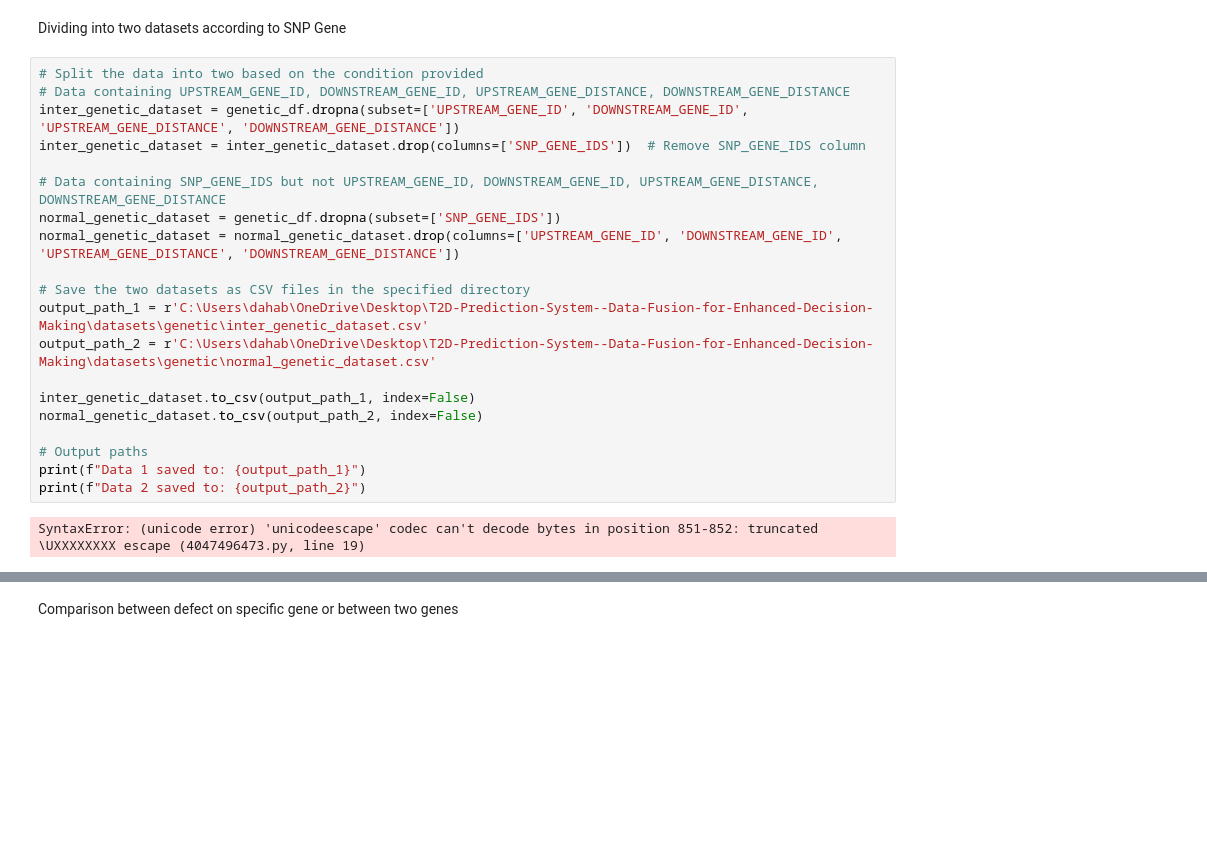
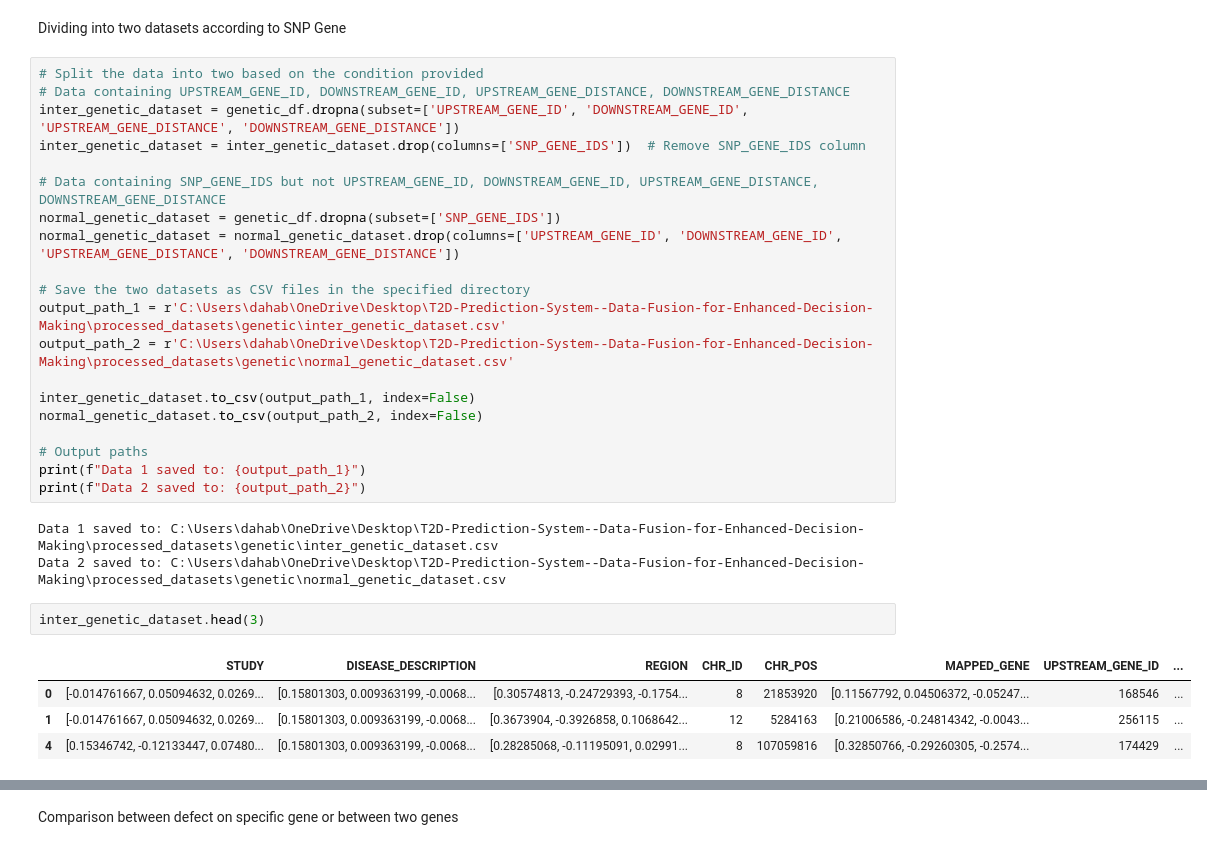
Before and after one commit to AbdullahDahabre/T2D-Prediction-System--Data-Fusion-for-Enhanced-Decision-Making, a Jupyter notebook: genetic.ipynb, the cells around one changed output, grey strips where cells are left out. Cells and saved outputs as stored; diff of their text form; blank space fills up the shorter version.

```diff
--- a/genetic.ipynb
+++ b/genetic.ipynb
@@ -1960,8 +1975,8 @@ normal_genetic_dataset = genetic_df.dropna(subset=['SNP_GENE_IDS'])
 normal_genetic_dataset = normal_genetic_dataset.drop(columns=['UPSTREAM_GENE_ID', 'DOWNSTREAM_GENE_ID', 'UPSTREAM_GENE_DISTANCE', 'DOWNSTREAM_GENE_DISTANCE'])
 
 # Save the two datasets as CSV files in the specified directory
-output_path_1 = r'C:\Users\dahab\OneDrive\Desktop\T2D-Prediction-System--Data-Fusion-for-Enhanced-Decision-Making\datasets\genetic\inter_genetic_dataset.csv'
-output_path_2 = r'C:\Users\dahab\OneDrive\Desktop\T2D-Prediction-System--Data-Fusion-for-Enhanced-Decision-Making\datasets\genetic\normal_genetic_dataset.csv'
+output_path_1 = r'C:\Users\dahab\OneDrive\Desktop\T2D-Prediction-System--Data-Fusion-for-Enhanced-Decision-Making\processed_datasets\genetic\inter_genetic_dataset.csv'
+output_path_2 = r'C:\Users\dahab\OneDrive\Desktop\T2D-Prediction-System--Data-Fusion-for-Enhanced-Decision-Making\processed_datasets\genetic\normal_genetic_dataset.csv'
 
 inter_genetic_dataset.to_csv(output_path_1, index=False)
 normal_genetic_dataset.to_csv(output_path_2, index=False)
@@ -1970,4 +1985,12 @@ normal_genetic_dataset.to_csv(output_path_2, index=False)
 print(f"Data 1 saved to: {output_path_1}")
 print(f"Data 2 saved to: {output_path_2}")
 # %% [output]
-SyntaxError: (unicode error) 'unicodeescape' codec can't decode bytes in position 851-852: truncated \UXXXXXXXX escape (4047496473.py, line 19)
+Data 1 saved to: C:\Users\dahab\OneDrive\Desktop\T2D-Prediction-System--Data-Fusion-for-Enhanced-Decision-Making\processed_datasets\genetic\inter_genetic_dataset.csv
+Data 2 saved to: C:\Users\dahab\OneDrive\Desktop\T2D-Prediction-System--Data-Fusion-for-Enhanced-Decision-Making\processed_datasets\genetic\normal_genetic_dataset.csv
+# %%
+inter_genetic_dataset.head(3)
+# %% [output]
+|  | STUDY | DISEASE_DESCRIPTION | REGION | CHR_ID | CHR_POS | MAPPED_GENE | UPSTREAM_GENE_ID | ... |
+| 0 | [-0.014761667, 0.05094632, 0.0269... | [0.15801303, 0.009363199, -0.0068... | [0.30574813, -0.24729393, -0.1754... | 8 | 21853920 | [0.11567792, 0.04506372, -0.05247... | 168546 | ... |
+| 1 | [-0.014761667, 0.05094632, 0.0269... | [0.15801303, 0.009363199, -0.0068... | [0.3673904, -0.3926858, 0.1068642... | 12 | 5284163 | [0.21006586, -0.24814342, -0.0043... | 256115 | ... |
+| 4 | [0.15346742, -0.12133447, 0.07480... | [0.15801303, 0.009363199, -0.0068... | [0.28285068, -0.11195091, 0.02991... | 8 | 107059816 | [0.32850766, -0.29260305, -0.2574... | 174429 | ... |
```
Also changed, not shown: parts of 9 cells of this notebook.
